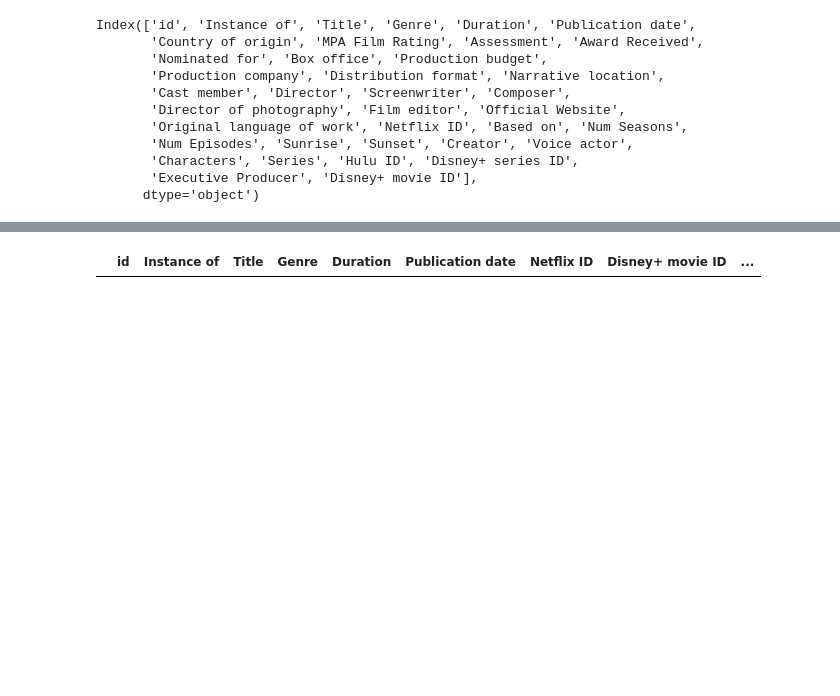
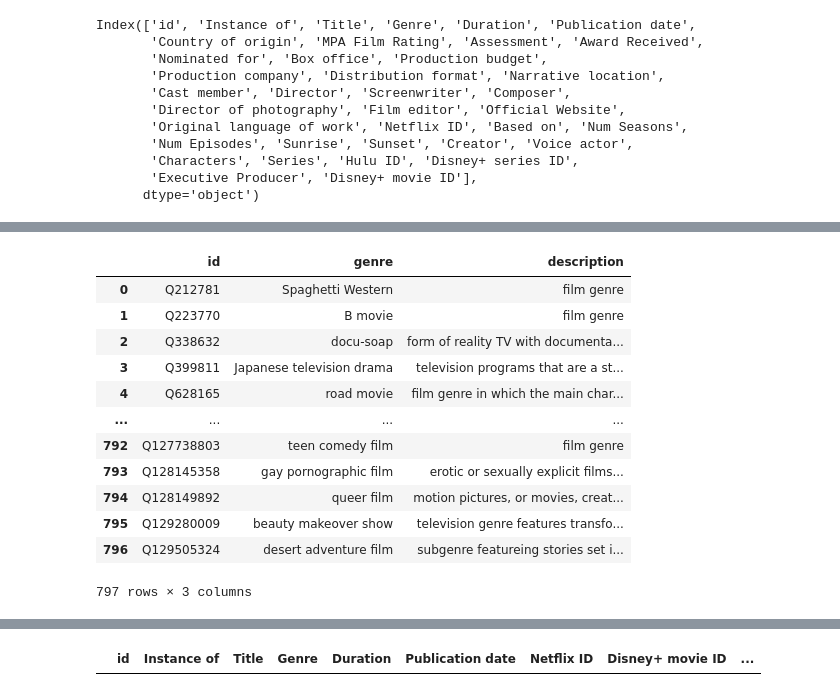
Before and after one commit to dannydhkim/Popcorn, a Jupyter notebook: database_processing/test.ipynb, the cells around one changed output, grey strips where cells are left out. Saved outputs shown, nothing was run; the diff lists cells and outputs as text; code cells hidden in the pictures; blank space fills up the shorter version.

```diff
--- a/database_processing/test.ipynb
+++ b/database_processing/test.ipynb
@@ -519,6 +533,24 @@ def check_for_list_or_dict(row):
         if isinstance(item, list) or isinstance(item, dict):
             return True
     return False
+# %%
+genre_mapping = pd.read_csv('../film_database_2/genre.csv')
+# %%
+genre_mapping
+# %% [output]
+|  | id | genre | description |
+| 0 | Q212781 | Spaghetti Western | film genre |
+| 1 | Q223770 | B movie | film genre |
+| 2 | Q338632 | docu-soap | form of reality TV with documenta... |
+| 3 | Q399811 | Japanese television drama | television programs that are a st... |
+| 4 | Q628165 | road movie | film genre in which the main char... |
+| ... | ... | ... | ... |
+| 792 | Q127738803 | teen comedy film | film genre |
+| 793 | Q128145358 | gay pornographic film | erotic or sexually explicit films... |
+| 794 | Q128149892 | queer film | motion pictures, or movies, creat... |
+| 795 | Q129280009 | beauty makeover show | television genre features transfo... |
+| 796 | Q129505324 | desert adventure film | subgenre featureing stories set i... |
+797 rows × 3 columns
 # %%
 initial.loc[initial['Disney+ movie ID'].apply(check_for_list_or_dict)]
 # %% [output]
```
Also changed, not shown: parts of 24 cells of this notebook, 3 other files.
